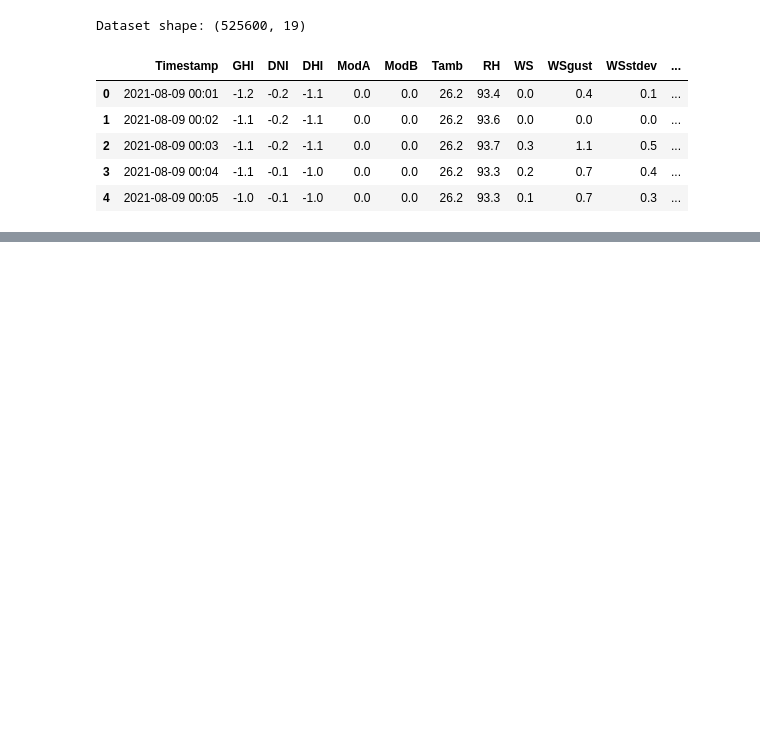
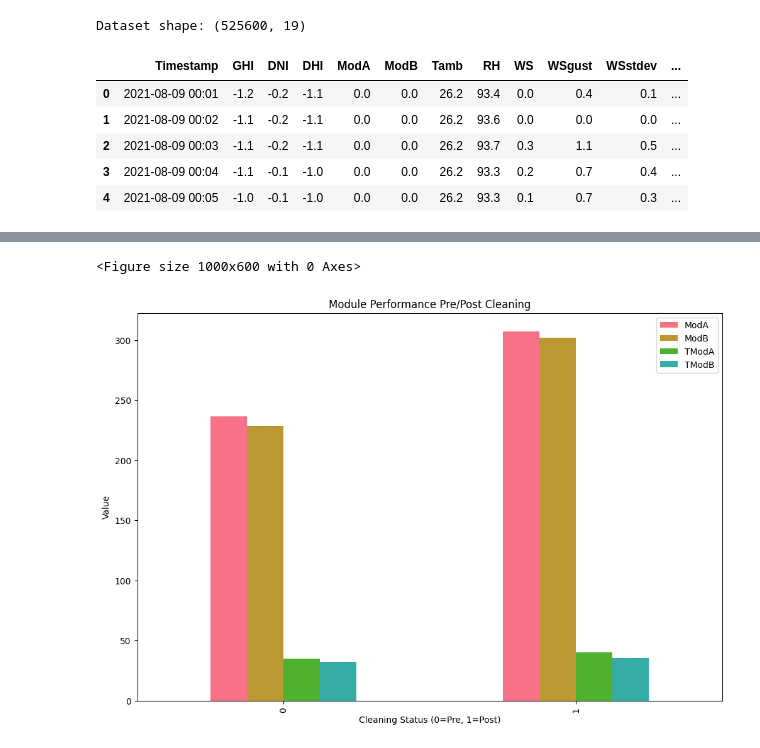
Before and after one commit to ayanasamuel8/solar-challenge-week1, a Jupyter notebook: notebooks/exploratory/benin_eda.ipynb, the cells around one changed output, grey strips where cells are left out. Cells and saved outputs as stored; diff of their text form; code cells hidden in the pictures; blank space fills up the shorter version.

```diff
--- a/notebooks/exploratory/benin_eda.ipynb
+++ b/notebooks/exploratory/benin_eda.ipynb
@@ -26,0 +202,14 @@ Dataset shape: (525600, 19)
+# %%
+# 4. Cleaning Impact Analysis
+cleaning_impact = df_clean.groupby('Cleaning')[['ModA', 'ModB', 'TModA', 'TModB']].mean()
+# %%
+plt.figure(figsize=(10, 6))
+cleaning_impact.plot(kind='bar')
+plt.title('Module Performance Pre/Post Cleaning')
+plt.xlabel('Cleaning Status (0=Pre, 1=Post)')
+plt.ylabel('Value')
+plt.legend()
+plt.show()
+# %% [output]
+<Figure size 1000x600 with 0 Axes>
+[figure, added]
```
Also changed, not shown: parts of 29 cells of this notebook.
